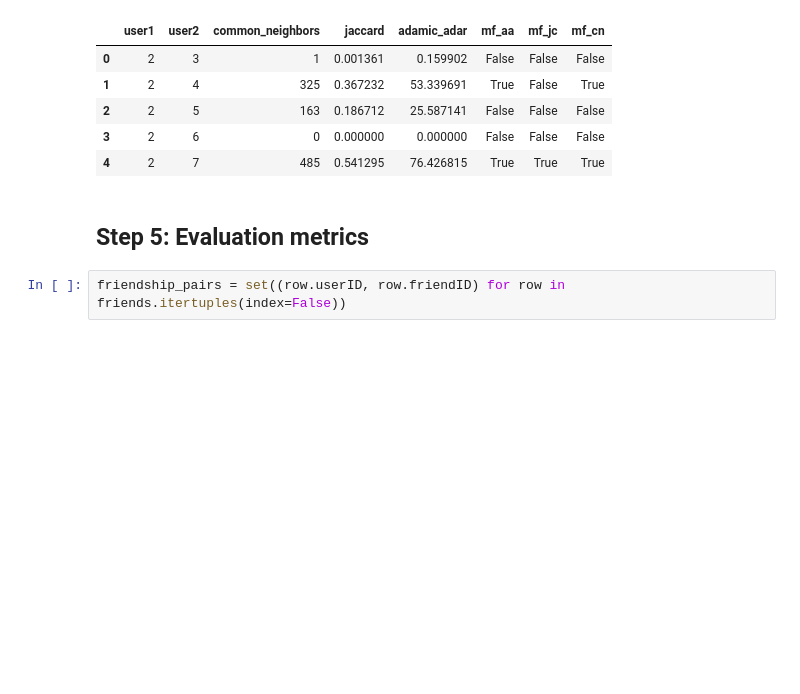
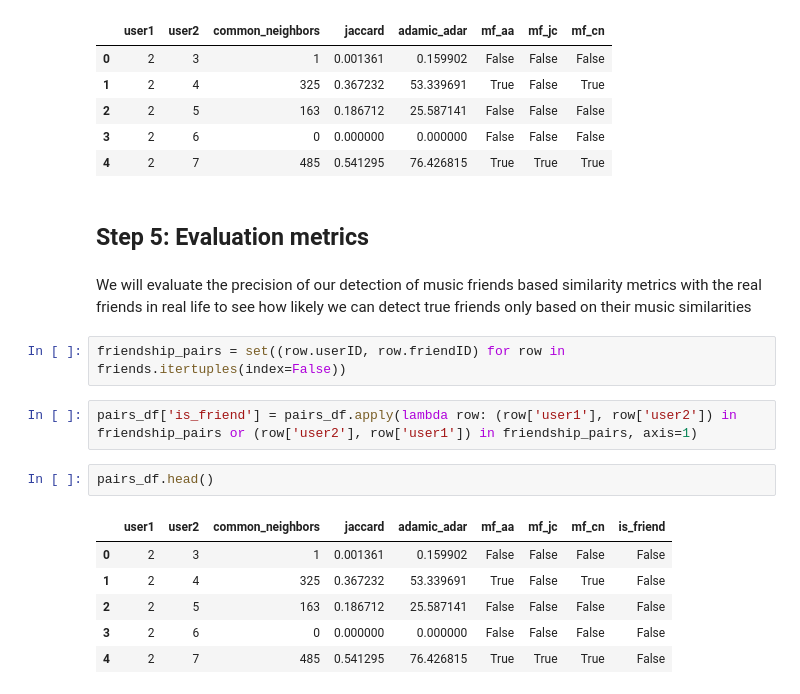
Before and after one commit to FatimaBakkas/melodic-links, a Jupyter notebook: test.ipynb, the cells around one changed output. Saved outputs shown, nothing was run; the diff lists cells and outputs as text; blank space fills up the shorter version.

```diff
--- a/test.ipynb
+++ b/test.ipynb
@@ -167,5 +167,18 @@ pairs_df.head()
 | 4 | 2 | 7 | 485 | 0.541295 | 76.426815 | True | True | True |
 # %% [markdown]
 ## Step 5: Evaluation metrics
+# %% [markdown]
+We will evaluate the precision of our detection of music friends based similarity metrics with the real friends in real life to see how likely we can detect true friends only based on their music similarities
 # %%
 friendship_pairs = set((row.userID, row.friendID) for row in friends.itertuples(index=False))
+# %%
+pairs_df['is_friend'] = pairs_df.apply(lambda row: (row['user1'], row['user2']) in friendship_pairs or (row['user2'], row['user1']) in friendship_pairs, axis=1)
+# %%
+pairs_df.head()
+# %% [output]
+|  | user1 | user2 | common_neighbors | jaccard | adamic_adar | mf_aa | mf_jc | mf_cn | is_friend |
+| 0 | 2 | 3 | 1 | 0.001361 | 0.159902 | False | False | False | False |
+| 1 | 2 | 4 | 325 | 0.367232 | 53.339691 | True | False | True | False |
+| 2 | 2 | 5 | 163 | 0.186712 | 25.587141 | False | False | False | False |
+| 3 | 2 | 6 | 0 | 0.000000 | 0.000000 | False | False | False | False |
+| 4 | 2 | 7 | 485 | 0.541295 | 76.426815 | True | True | True | False |
```
Also changed, not shown: parts of 1 cell of this notebook.
